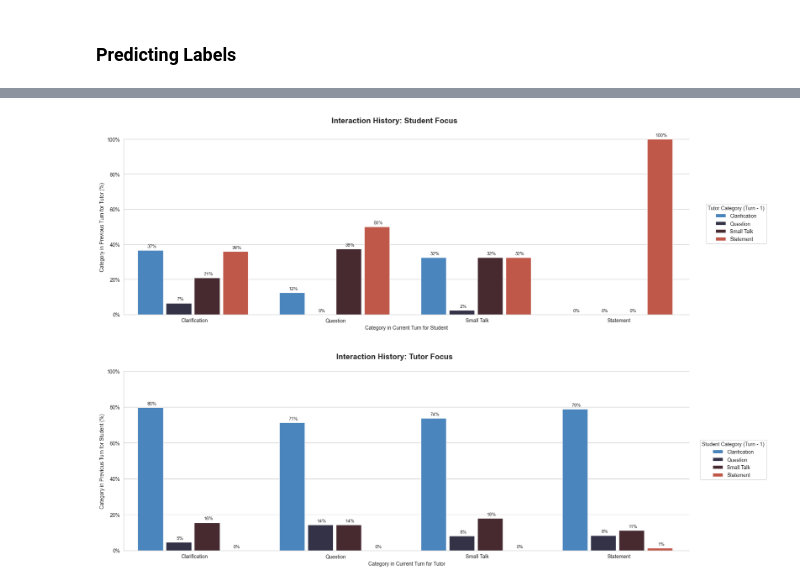
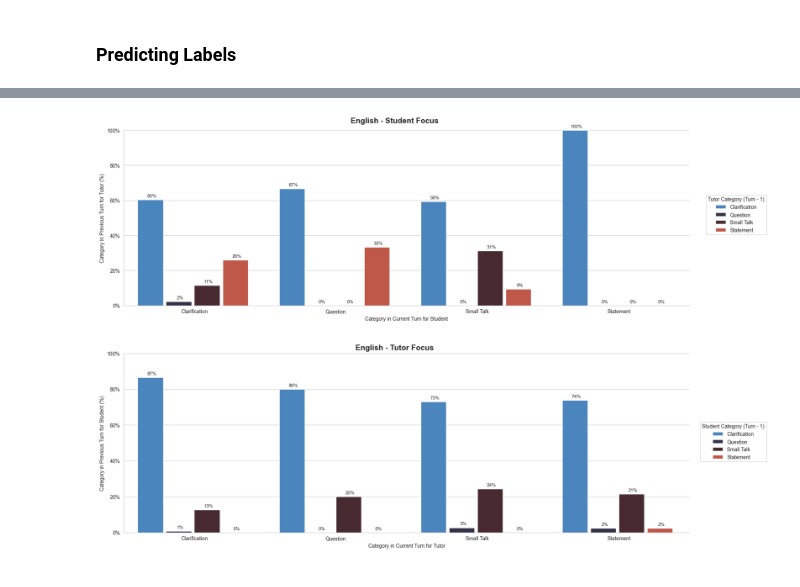
Before and after one commit to laurawpaaby/EduChatEval, a Jupyter notebook: tutorials/default_demo.ipynb, the cells around one changed output, grey strips where cells are left out. Saved outputs shown, nothing was run; the diff lists cells and outputs as text; code cells hidden in the pictures.

```diff
--- a/tutorials/default_demo.ipynb
+++ b/tutorials/default_demo.ipynb
@@ -304,2 +356,7 @@ from educhateval import Visualizer
 
 viz = Visualizer()
+# %%
+import pandas as pd
+biology_df_ann = pd.read_csv("../data/final_outputs/biology_annotated_final.csv")
+english_df_ann = pd.read_csv("../data/final_outputs/english_annotated_final.csv")
+spanish_df_ann = pd.read_csv("../data/final_outputs/spanish_annotated_final.csv")
@@ -337,15 +488,21 @@ NameError: name 'viz' is not defined
 # %%
 viz.plot_history_interaction(
-    df=annotaded_df,
-    focus_agent='student',
-    use_percent=True
+    df=english_df_ann,
+    student_col="predicted_labels_student_msg",
+    tutor_col="predicted_labels_tutor_msg",
+    focus_agent="student",
+    use_percent=True,
+    title="English - Student Focus"
 )
 
 viz.plot_history_interaction(
-    df=annotaded_df,
-    focus_agent='tutor',
-    use_percent=True
+    df=english_df_ann,
+    student_col="predicted_labels_student_msg",
+    tutor_col="predicted_labels_tutor_msg",
+    focus_agent="tutor",
+    use_percent=True,
+    title="English - Tutor Focus"
 )
 # %% [output]
-[figure, old version]
+[figure, new version]
-[figure, old version]
+[figure, new version]
```
Also changed, not shown: parts of 20 cells of this notebook, 15 other files.
